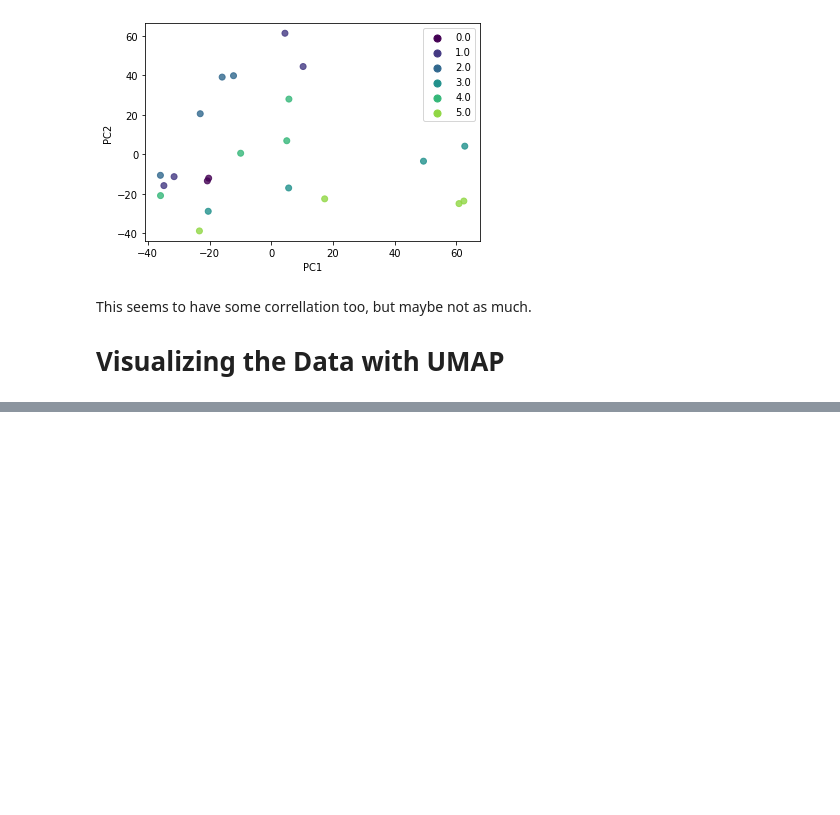
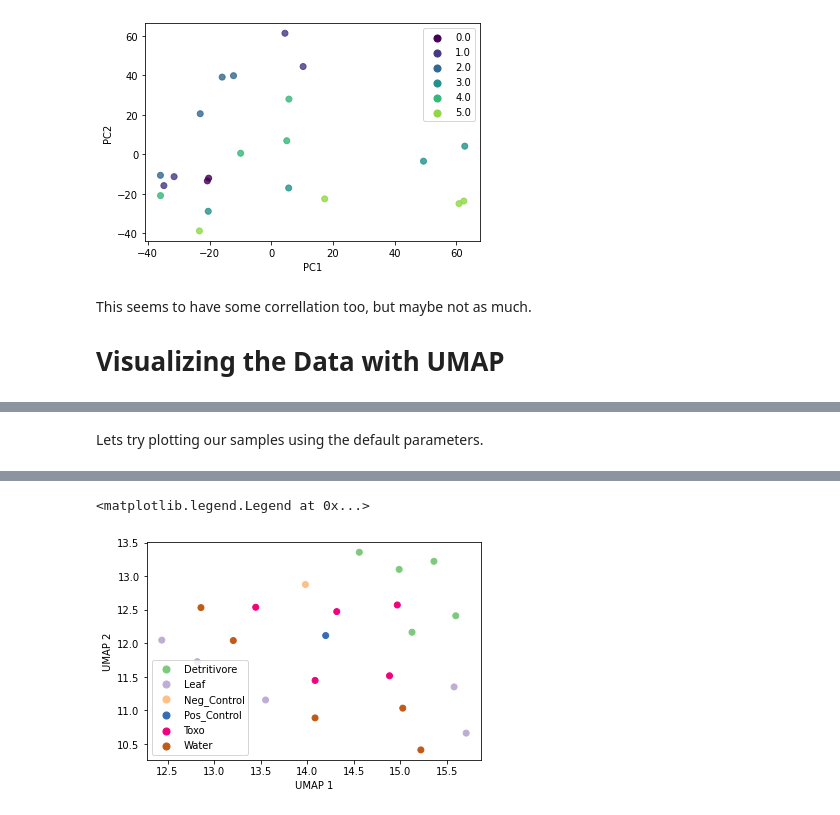
Before and after one commit to peterjsadowski/Tutorial-Microbiome, a Jupyter notebook: part1_EDA.ipynb, the cells around one changed output, grey strips where cells are left out. Saved outputs shown, nothing was run; the diff lists cells and outputs as text; code cells hidden in the pictures; blank space fills up the shorter version.

```diff
--- a/part1_EDA.ipynb
+++ b/part1_EDA.ipynb
@@ -179,0 +199,17 @@ This seems to have some correllation too, but maybe not as much.
+# %% [markdown]
+Lets try plotting our samples using the default parameters.
+# %%
+fit = umap.UMAP()
+%time u = fit.fit_transform(np.log(1+df).T)
+
+labels, colors, label_colors = assign_colors(df, meta_data, colorby='sample_type')
+
+plt.scatter(u[:,0], u[:,1], color=colors)
+plt.xlabel('UMAP 1')
+plt.ylabel('UMAP 2')
+# Create a list of scatterplot objects for the legend
+legend_scatterplots = [plt.scatter([], [], s=50, color=color, label=label)
+                      for label, color in label_colors.items()]
+# Add the legend to the plot
+plt.legend(handles=legend_scatterplots)
+# %% [output]
@@ -179,0 +218,2 @@ This seems to have some correllation too, but maybe not as much.
+<matplotlib.legend.Legend at 0x...>
+[figure, added]
```
Also changed, not shown: parts of 16 cells of this notebook.
